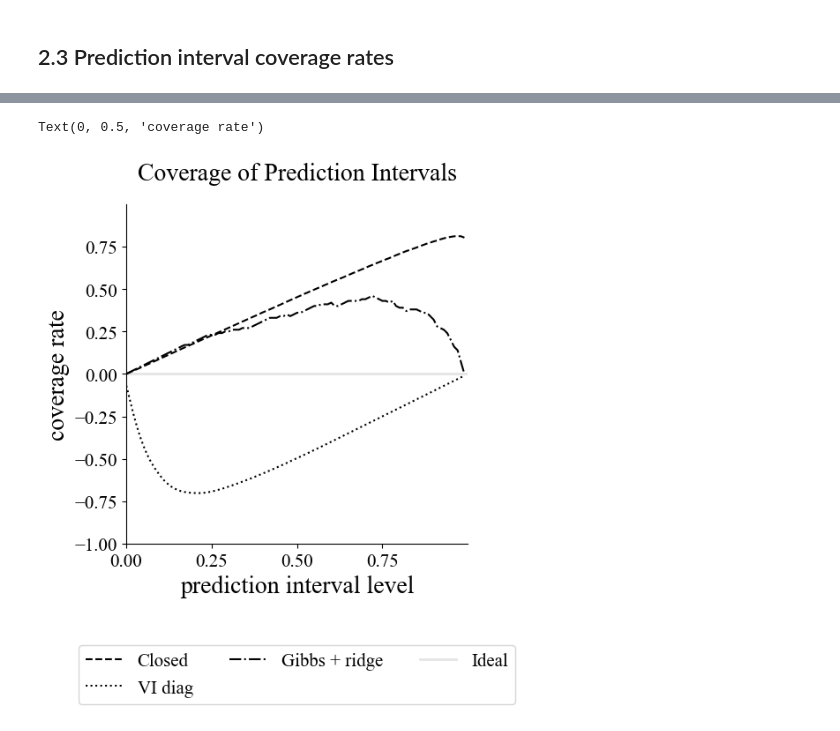
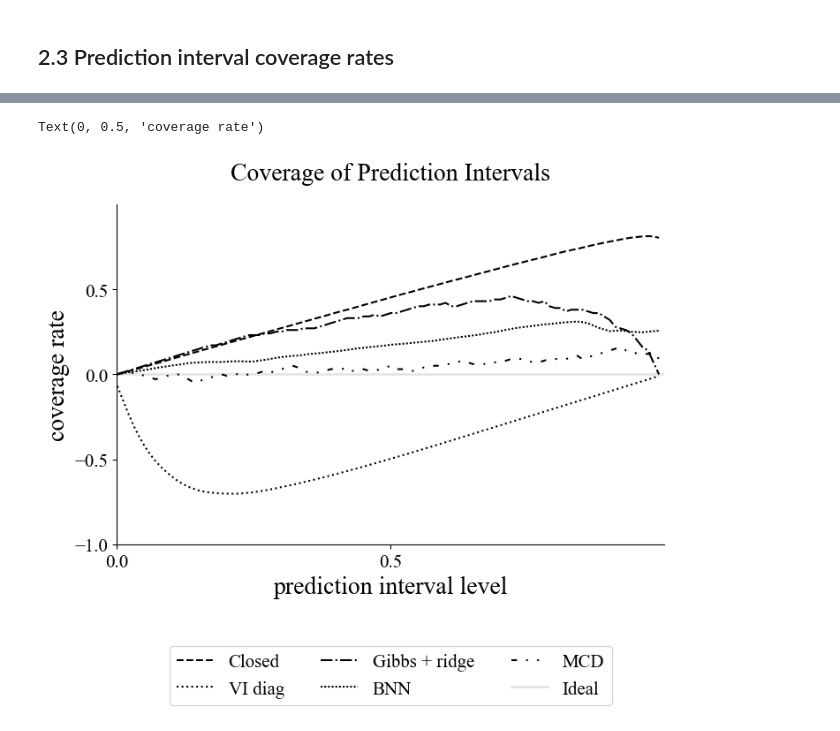
Before and after one commit to clarahoffmann/last-layer-inf, a Jupyter notebook: src/1d_regression.ipynb, the cells around one changed output, grey strips where cells are left out. Drawn from its saved outputs; the diff is of its cells as text; code cells hidden in the pictures.

Commit message:
add coverage rates mc dropout bnn

```diff
--- a/src/1d_regression.ipynb
+++ b/src/1d_regression.ipynb
@@ -312,11 +312,13 @@ rmse_mc_std = rmse_mc.std()
 
 # BNN
 bnn.eval()
+bnn_samples = []
 with torch.no_grad():
     preds = [bnn(xs_val) for _ in range(100)]  # 100 MC samples
     preds = torch.stack(preds)
     bnn_pred_mu = preds.mean(dim=0).squeeze()
     bnn_pred_std = preds.std(dim=0).squeeze()
+    bnn_samples.append(preds)
 
 rmse_bnn = (ys_val.reshape(-1,1) - bnn_pred_mu).pow(2).sqrt()
 rmse_bnn_mean = rmse_bnn.mean()
@@ -387,3 +389,17 @@ fig.savefig('figures/rmse.pdf', bbox_inches = 'tight')
 ## 2.3 Prediction interval coverage rates
 # %%
 levels = np.linspace(0.001, 0.99, 100)
+# %%
+def get_coverage_y_hats(y_samples, y_true, levels):
+    empirical_coverage = []
+
+    for level in levels:
+        lower = (1 - level) / 2
+        upper = 1 - lower
+
+        lower = torch.quantile(y_samples, lower, dim=1)
+        upper = torch.quantile(y_samples, upper, dim=1)
+        coverage = ((y_true >= lower) & (y_true <= upper)).float().mean()
+        empirical_coverage.append(coverage)
+
+    return np.array(empirical_coverage)
@@ -390,37 +416,43 @@ levels = np.linspace(0.001, 0.99, 100)
 # %%
 # Closed-form Gaussian
 lli_pred_mu, lli_pred_sigma
-coverage_lli = compute_coverage_gaussian(lli_pred_mu, lli_pred_sigma, ys_train.detach().numpy(), levels=np.linspace(0.01, 0.99, 100))
+coverage_lli = get_coverage_gaussian(lli_pred_mu, lli_pred_sigma, ys_train.detach().numpy(), levels=np.linspace(0.01, 0.99, 100))
 
 # VI Gaussian
-coverage_lli_vi = compute_coverage_gaussian(lli_vi_pred_mu, lli_vi_pred_std, ys_train.detach().numpy(), levels=np.linspace(0.01, 0.99, 100))
+coverage_lli_vi = get_coverage_gaussian(lli_vi_pred_mu, lli_vi_pred_std, ys_train.detach().numpy(), levels=np.linspace(0.01, 0.99, 100))
 
 # Gibbs + ridge
 coverage_gibbs_ridge = get_prediction_interval_coverage(ys_grid, ys_train, torch.tensor(pdf_gibbs_ridge), levels)
+
+# MC dropout
+coverage_mc_dropout = get_coverage_y_hats(ys_samples_mc, ys_train, levels)
+
+# BNN
+coverage_bnn = get_coverage_y_hats(torch.stack(bnn_samples).squeeze(), ys_train, levels)
 # %%
-fig, axs = plt.subplots(1,1, figsize = (5,5))
-for i, (coverage, label, linestyle ) in enumerate(zip([coverage_lli, coverage_lli_vi, coverage_gibbs_ridge],
-                                           ['Closed', 'VI diag', 'Gibbs + ridge'],
-                                           ['dashed', 'dotted', 'dashdot' ])):
+fig, axs = plt.subplots(1,1, figsize = (8,5))
+for i, (coverage, label, linestyle ) in enumerate(zip([coverage_lli, coverage_lli_vi, coverage_gibbs_ridge, coverage_bnn, coverage_mc_dropout],
+                                           ['Closed', 'VI diag', 'Gibbs + ridge', 'BNN', 'MCD'],
+                                           ['dashed', 'dotted', 'dashdot', (0, (1, 1)), (0, (3, 5, 1, 5, 1, 5)) ])):
     axs.plot(levels,  levels - coverage,
              linestyle = linestyle,
              label = label, color = 'black'
              )
 
 axs.axhline(y=0, color='black', linestyle='-',
             linewidth=2, label='Ideal', alpha = .1)
 
 axs.legend(loc = 'lower center', ncols = 3, bbox_to_anchor=(0.5, -0.5))
-axs.set_xticks(np.arange(-1, 1, .25))
-axs.set_yticks(np.arange(-1, 1, .25))
+axs.set_xticks(np.arange(-1, 1, .5))
+axs.set_yticks(np.arange(-1, 1, .5))
 axs.set_xlim(-0, 1)
 axs.set_ylim(-1, 1)
 axs.set_title(f'Coverage of Prediction Intervals', pad = 20, size = 20)
 axs.grid(False)
 axs.spines['right'].set_visible(False)
 axs.spines['top'].set_visible(False)
 axs.set_xlabel('prediction interval level', fontsize = 20)
 axs.set_ylabel('coverage rate', fontsize = 20)
 # %% [output]
 Text(0, 0.5, 'coverage rate')
-[figure, old version]
+[figure, new version]
```
Also changed, not shown: parts of 2 cells of this notebook, 1 other file.
